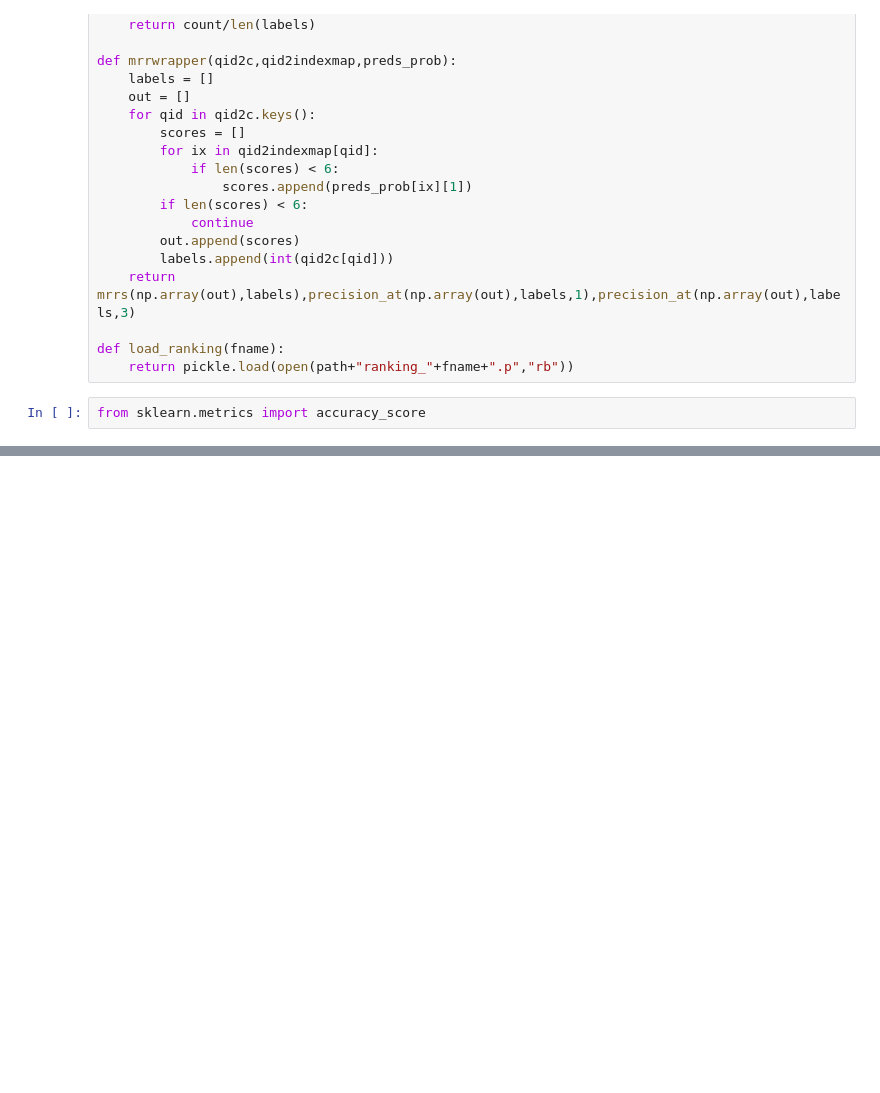
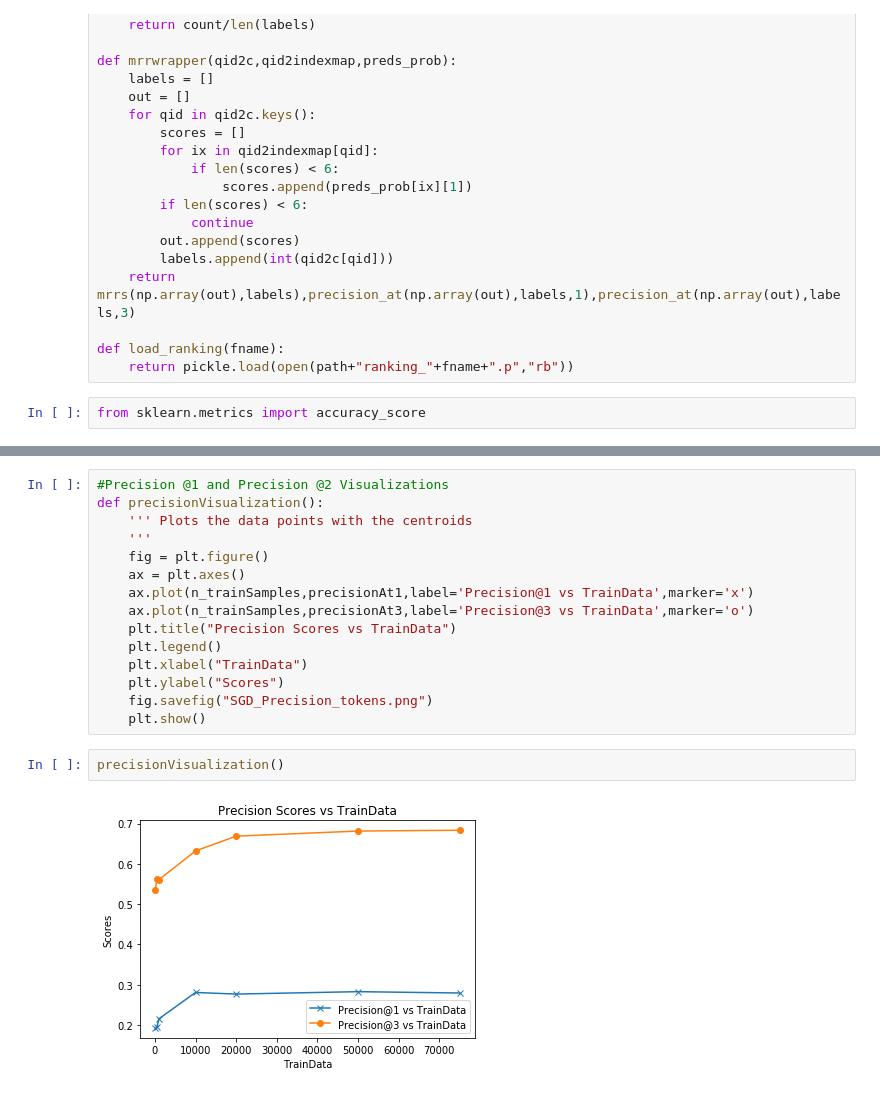
Before and after one commit to pratyay-banerjee/KnowledgeExtractionOBQA, a Jupyter notebook: Linear Models/SGD_tokens.ipynb, the cells around one changed output, grey strips where cells are left out. Drawn from its saved outputs; the diff is of its cells as text; blank space fills up the shorter version.

```diff
--- a/Linear Models/SGD_tokens.ipynb
+++ b/Linear Models/SGD_tokens.ipynb
@@ -291,0 +295,19 @@ mrrVisualization()
+# %%
+#Precision @1 and Precision @2 Visualizations
+def precisionVisualization():
+    ''' Plots the data points with the centroids
+    '''
+    fig = plt.figure()
+    ax = plt.axes()
+    ax.plot(n_trainSamples,precisionAt1,label='Precision@1 vs TrainData',marker='x')
+    ax.plot(n_trainSamples,precisionAt3,label='Precision@3 vs TrainData',marker='o')
+    plt.title("Precision Scores vs TrainData")
+    plt.legend()
+    plt.xlabel("TrainData")
+    plt.ylabel("Scores")
+    fig.savefig("SGD_Precision_tokens.png")
+    plt.show()
+# %%
+precisionVisualization()
+# %% [output]
+[figure, added]
```
Also changed, not shown: parts of 11 cells of this notebook, 40 other files.
